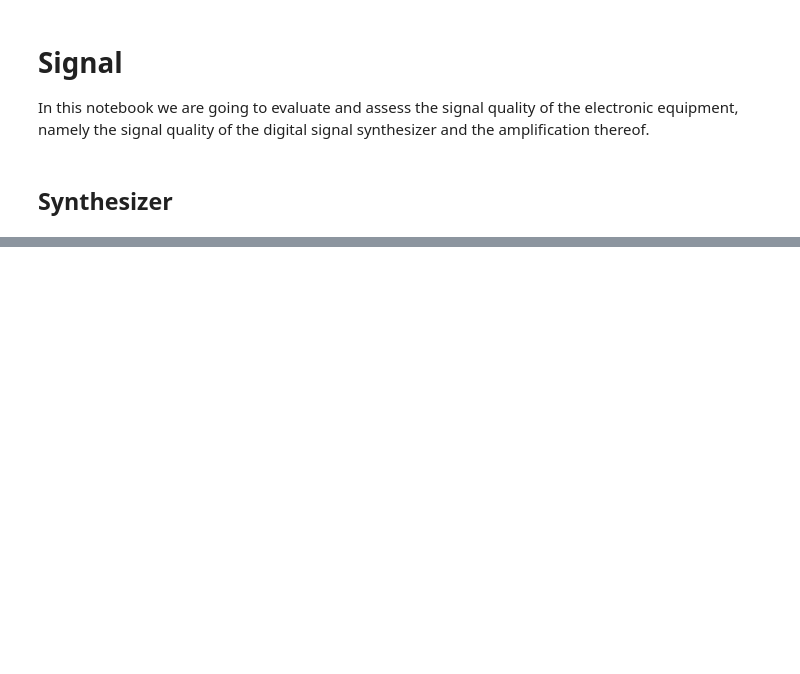
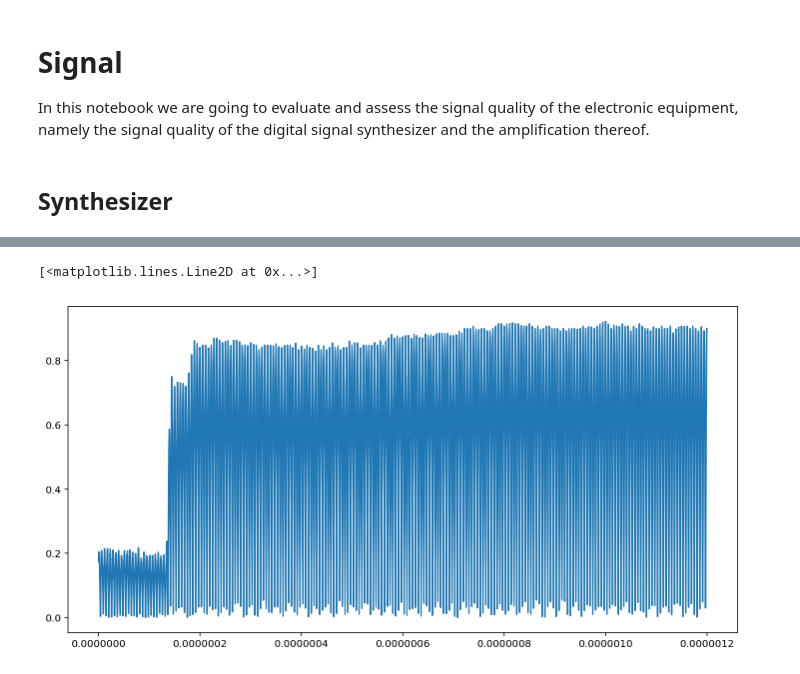
Before and after one commit to bodokaiser/bachelor-thesis, a Jupyter notebook: evaluation/synthesizer-amplifier.ipynb, the cells around one changed output, grey strips where cells are left out. Cells and saved outputs as stored; diff of their text form; code cells hidden in the pictures; blank space fills up the shorter version.

```diff
--- a/evaluation/synthesizer-amplifier.ipynb
+++ b/evaluation/synthesizer-amplifier.ipynb
@@ -45,0 +42,6 @@ plt.plot(t, signal(t))
+# %%
+plt.figure(figsize=(12, 6))
+plt.plot(source_h.time[:6000], np.abs(source_h.voltage-chirp(source_h.time, .75,90e6, 90e6, 10e-6, 1.3*np.pi))[:6000])
+# %% [output]
+[<matplotlib.lines.Line2D at 0x...>]
+[figure, added]
```
Also changed, not shown: parts of 18 cells of this notebook, 2 other files.
